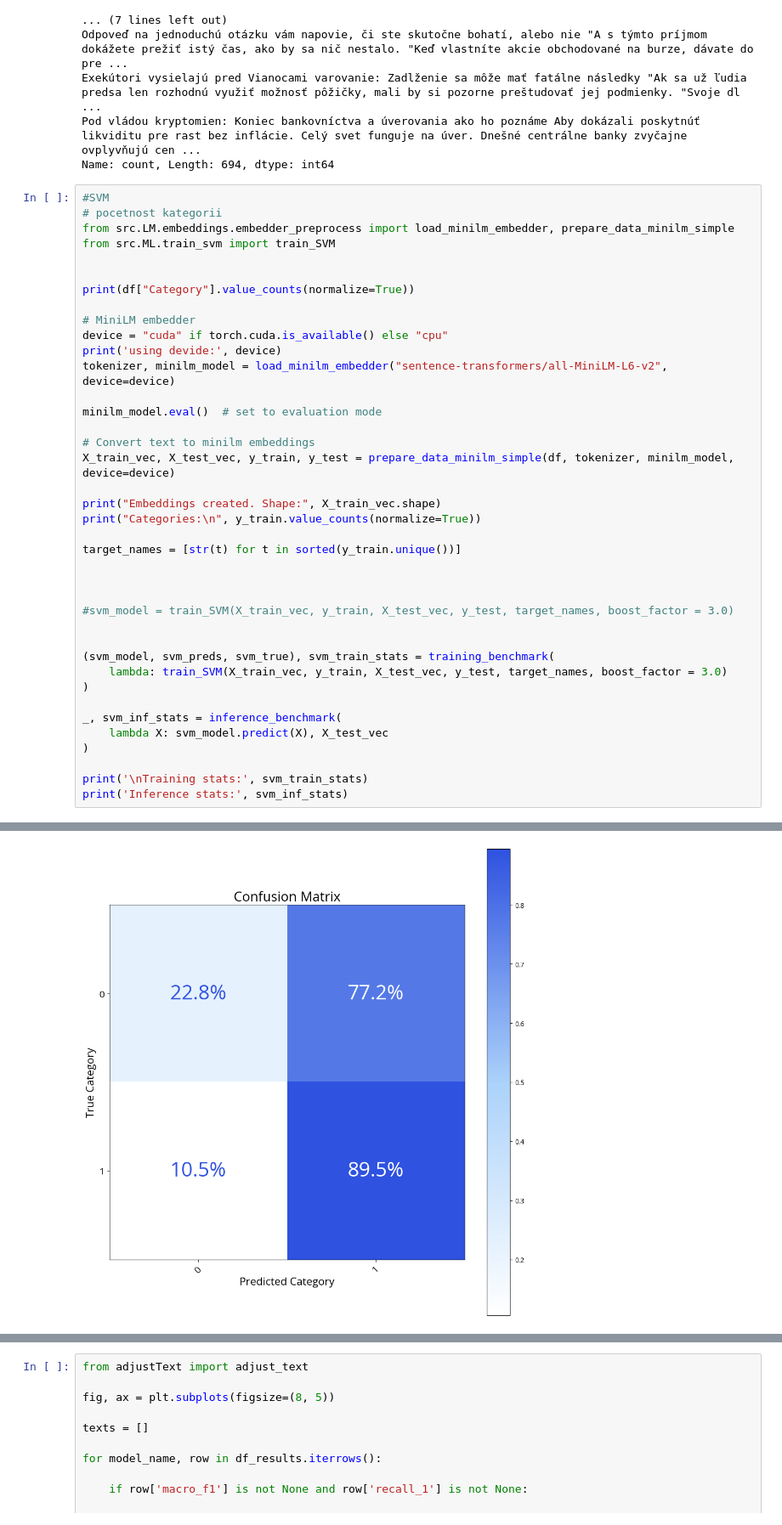
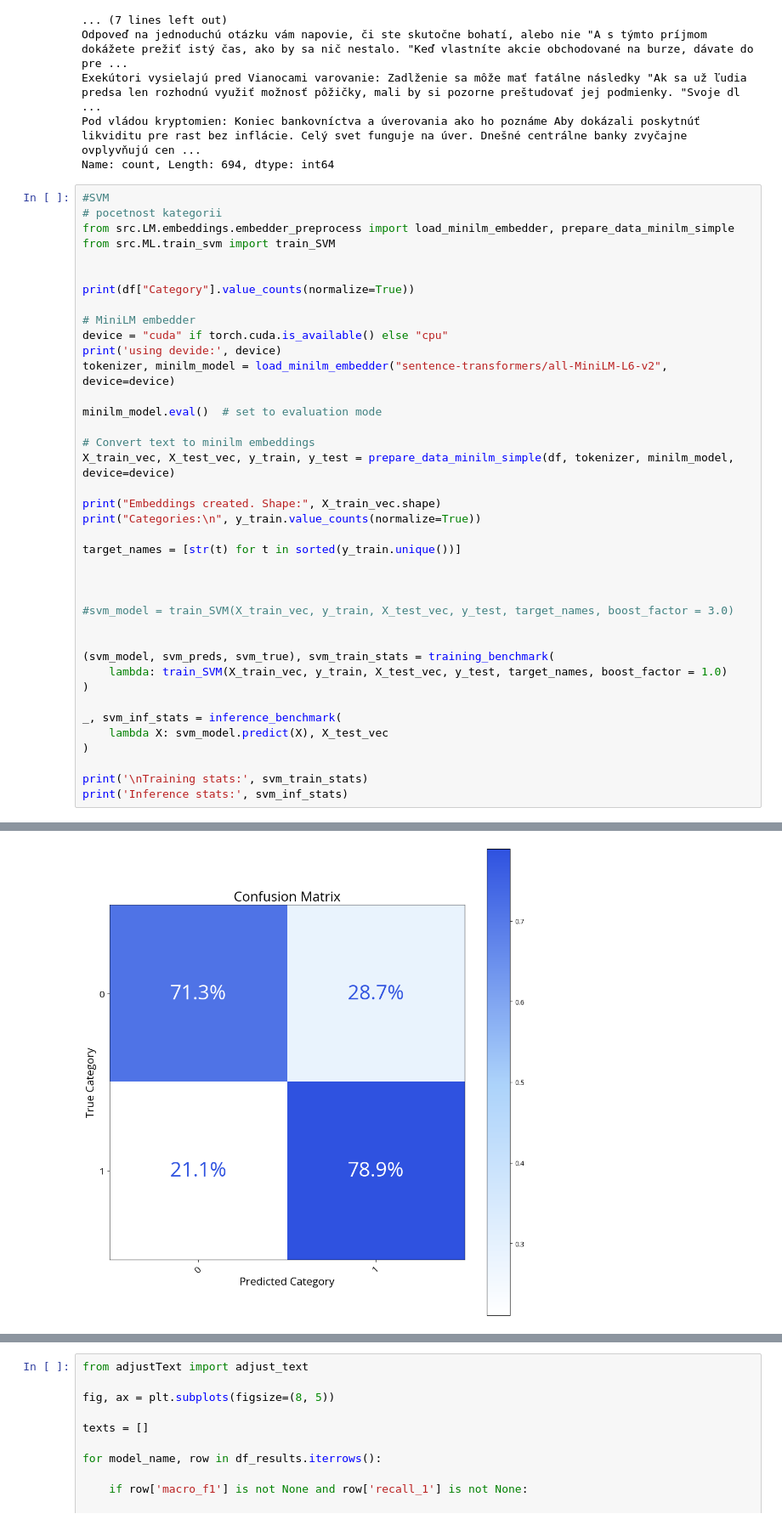
Before and after one commit to kubanova-z/Bachelors-thesis, a Jupyter notebook: comparison.ipynb, the cells around one changed output, grey strips where cells are left out. Shown at 85% size. Cells and saved outputs as stored; diff of their text form.

```diff
--- a/comparison.ipynb
+++ b/comparison.ipynb
@@ -96,7 +98,7 @@ target_names = [str(t) for t in sorted(y_train.unique())]
 
 
 (svm_model, svm_preds, svm_true), svm_train_stats = training_benchmark(
-    lambda: train_SVM(X_train_vec, y_train, X_test_vec, y_test, target_names, boost_factor = 3.0)
+    lambda: train_SVM(X_train_vec, y_train, X_test_vec, y_test, target_names, boost_factor = 1.0)
 )
 
 _, svm_inf_stats = inference_benchmark(
@@ -126 +128 @@ weighted avg     0.7020    0.4101    0.3851       139
-[figure, old version]
+[figure, new version]
```
Also changed, not shown: parts of 11 cells of this notebook, 19 other files.
